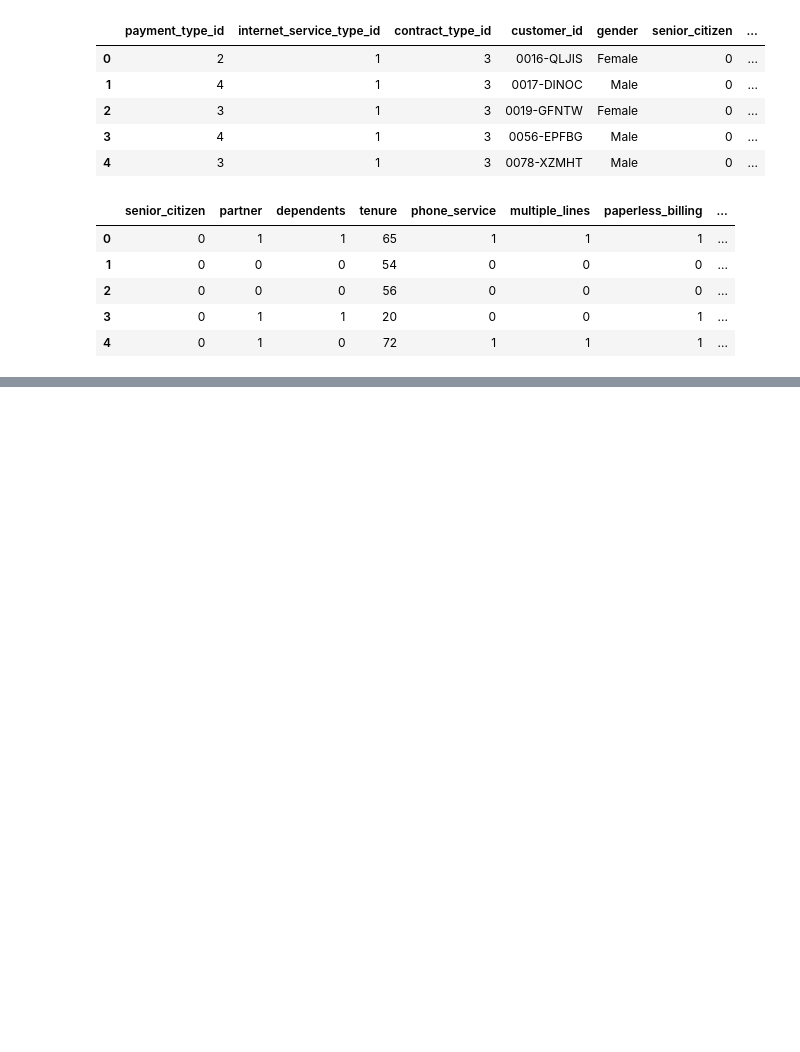
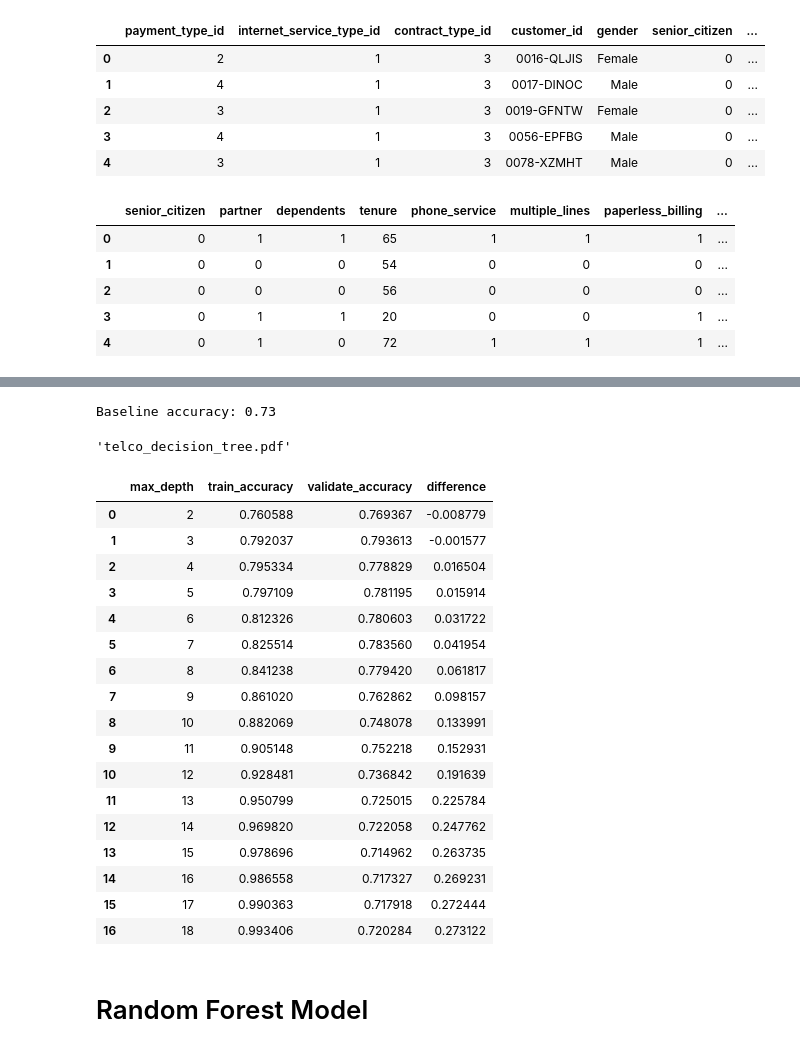
Before and after one commit to lopezelihezer/telco_classification_project, a Jupyter notebook: scratch.ipynb, the cells around one changed output, grey strips where cells are left out. Saved outputs shown, nothing was run; the diff lists cells and outputs as text; code cells hidden in the pictures; blank space fills up the shorter version.

```diff
--- a/scratch.ipynb
+++ b/scratch.ipynb
@@ -245,0 +493,20 @@ Length: 7043, dtype: float64
+# %%
+X_train = train.drop(columns=['churn'])
+y_train = train.churn
+
+X_validate = validate.drop(columns=['churn'])
+y_validate = validate.churn
+
+X_test = test.drop(columns=['churn'])
+y_test = test.churn
+# %%
+# The mode is a great baseline
+baseline = y_train.mode()
+
+# Produce a boolean array with True representing a match between the baseline prediction and reality
+matches_baseline_prediction = y_train == 0
+
+baseline_accuracy = matches_baseline_prediction.mean()
+print(f"Baseline accuracy: {round(baseline_accuracy, 2)}")
+# %% [output]
+Baseline accuracy: 0.73
@@ -245,0 +526,58 @@ Length: 7043, dtype: float64
+# %%
+import graphviz
+from graphviz import Graph
+
+dot_data = export_graphviz(clf, feature_names= X_train.columns, rounded=True, filled=True, out_file=None)
+graph = graphviz.Source(dot_data)
+
+graph.render('telco_decision_tree', view=True)
+# %% [output]
+'telco_decision_tree.pdf'
+# %%
+
+# Let's continue getting loopy, so we can compare in-sample to out-of-sample
+metrics = []
+
+for i in range(2, 19):
+    # Make the model
+    tree = DecisionTreeClassifier(max_depth=i, random_state=123)
+
+    # Fit the model (on train and only train)
+    tree = tree.fit(X_train, y_train)
+
+    # Use the model
+    # We'll evaluate the model's performance on train, first
+    in_sample_accuracy = tree.score(X_train, y_train)
+
+    out_of_sample_accuracy = tree.score(X_validate, y_validate)
+
+    output = {
+        "max_depth": i,
+        "train_accuracy": in_sample_accuracy,
+        "validate_accuracy": out_of_sample_accuracy
+    }
+
+    metrics.append(output)
+
+metric_table = pd.DataFrame(metrics)
+metric_table["difference"] = metric_table.train_accuracy - metric_table.validate_accuracy
+metric_table
+# %% [output]
+|  | max_depth | train_accuracy | validate_accuracy | difference |
+| 0 | 2 | 0.760588 | 0.769367 | -0.008779 |
+| 1 | 3 | 0.792037 | 0.793613 | -0.001577 |
+| 2 | 4 | 0.795334 | 0.778829 | 0.016504 |
+| 3 | 5 | 0.797109 | 0.781195 | 0.015914 |
+| 4 | 6 | 0.812326 | 0.780603 | 0.031722 |
+| 5 | 7 | 0.825514 | 0.783560 | 0.041954 |
+| 6 | 8 | 0.841238 | 0.779420 | 0.061817 |
+| 7 | 9 | 0.861020 | 0.762862 | 0.098157 |
+| 8 | 10 | 0.882069 | 0.748078 | 0.133991 |
+| 9 | 11 | 0.905148 | 0.752218 | 0.152931 |
+| 10 | 12 | 0.928481 | 0.736842 | 0.191639 |
+| 11 | 13 | 0.950799 | 0.725015 | 0.225784 |
+| 12 | 14 | 0.969820 | 0.722058 | 0.247762 |
+| 13 | 15 | 0.978696 | 0.714962 | 0.263735 |
+| 14 | 16 | 0.986558 | 0.717327 | 0.269231 |
+| 15 | 17 | 0.990363 | 0.717918 | 0.272444 |
+| 16 | 18 | 0.993406 | 0.720284 | 0.273122 |
@@ -245,0 +586,2 @@ Length: 7043, dtype: float64
+# %% [markdown]
+# Random Forest Model
```
Also changed, not shown: parts of 61 cells of this notebook, 1 other file.
